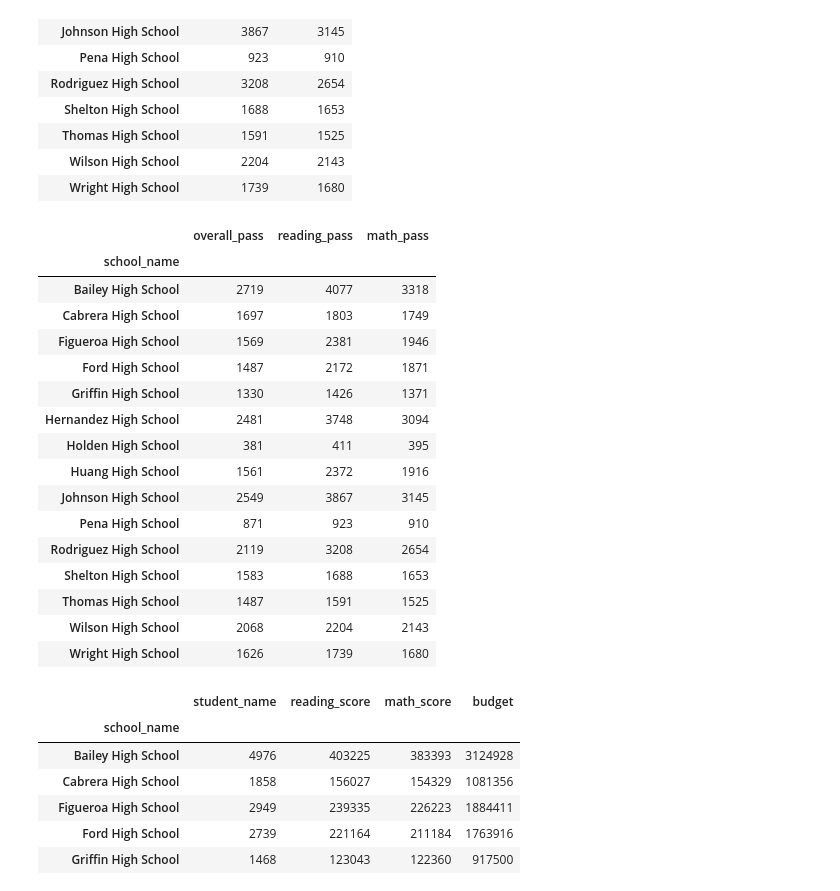
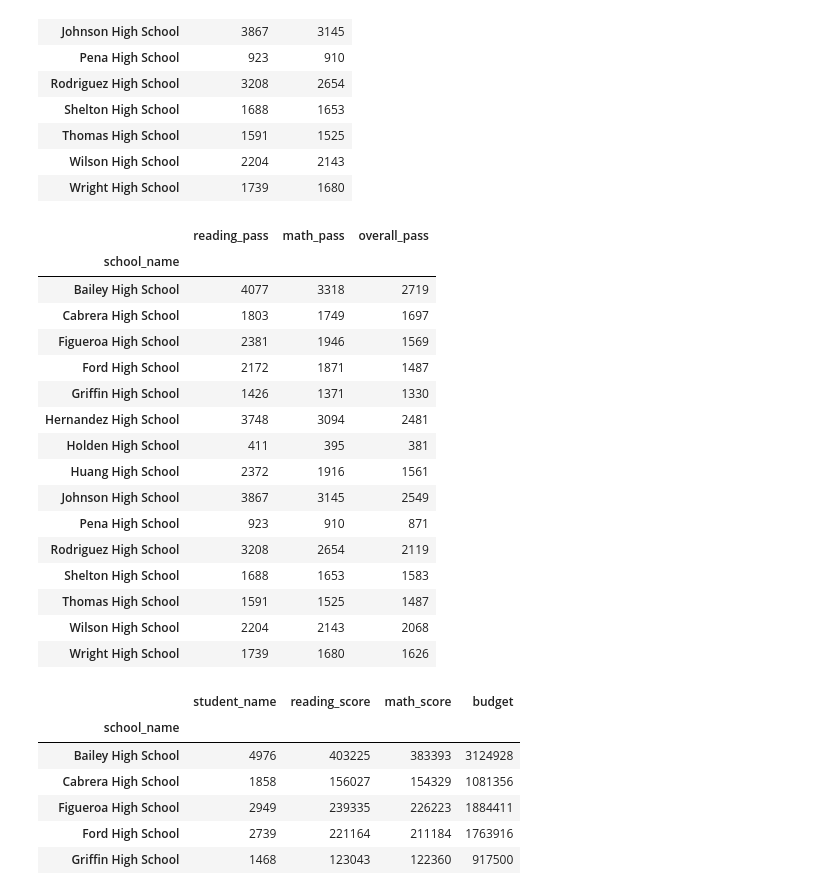
Before and after one commit to SugeilyMG/pandas-challenge, a Jupyter notebook: PyCitySchools/PyCitySchools_starter.ipynb, the cells around one changed output. Drawn from its saved outputs; the diff is of its cells as text; code cells hidden in the pictures.

Commit message:
School Summary

```diff
--- a/PyCitySchools/PyCitySchools_starter.ipynb
+++ b/PyCitySchools/PyCitySchools_starter.ipynb
@@ -78,4 +69,4 @@ dfd_final=pd.DataFrame
 # %%
-math_df=complete_data.groupby(['school_name'])['math_score'].apply(lambda x: x[x >=70].count())
+math_df=complete_data.groupby(['school_name','type'])['math_score'].apply(lambda x: x[x >=70].count())
 math_df
 # %% [output]
@@ -122,4 +113,4 @@ math_final
 # %%
-reading_df=complete_data.groupby(['school_name'])['reading_score'].apply(lambda x: x[x >=70].count())
+reading_df=complete_data.groupby(['school_name','type'])['reading_score'].apply(lambda x: x[x >=70].count())
 reading_df
 # %% [output]
@@ -181,6 +172,6 @@ Overall_df
 | 39169 | Thomas High School | Charter | Carolyn Jackson | 95 | 75 | 1043130 |
 25528 rows × 6 columns
 # %%
-Overall_pass=Overall_df.groupby(['school_name'])['reading_score'].apply(lambda x: x[x >=70].count())
+Overall_pass=Overall_df.groupby(['school_name','type'])['reading_score'].apply(lambda x: x[x >=70].count())
 Overall_pass
 # %% [output]
@@ -227,5 +218,5 @@ Overall_final
 # %%
-Total_Score_df=reading_final.merge(math_final,on='school_name')
+Total_Score_df=pd.merge(reading_final,math_final,on='school_name')
 Total_Score_df
 # %% [output]
 |  | reading_pass | math_pass |
@@ -246,26 +237,26 @@ Total_Score_df
 | Wilson High School | 2204 | 2143 |
 | Wright High School | 1739 | 1680 |
 # %%
-Total_Score_final=Overall_final.merge(Total_Score_df,on='school_name')
+Total_Score_final=Total_Score_df.merge(Overall_final,on='school_name')
 Total_Score_final
 # %% [output]
-|  | overall_pass | reading_pass | math_pass |
+|  | reading_pass | math_pass | overall_pass |
 | school_name |  |  |  |
-| Bailey High School | 2719 | 4077 | 3318 |
-| Cabrera High School | 1697 | 1803 | 1749 |
-| Figueroa High School | 1569 | 2381 | 1946 |
-| Ford High School | 1487 | 2172 | 1871 |
-| Griffin High School | 1330 | 1426 | 1371 |
-| Hernandez High School | 2481 | 3748 | 3094 |
-| Holden High School | 381 | 411 | 395 |
-| Huang High School | 1561 | 2372 | 1916 |
-| Johnson High School | 2549 | 3867 | 3145 |
-| Pena High School | 871 | 923 | 910 |
-| Rodriguez High School | 2119 | 3208 | 2654 |
-| Shelton High School | 1583 | 1688 | 1653 |
-| Thomas High School | 1487 | 1591 | 1525 |
-| Wilson High School | 2068 | 2204 | 2143 |
-| Wright High School | 1626 | 1739 | 1680 |
+| Bailey High School | 4077 | 3318 | 2719 |
+| Cabrera High School | 1803 | 1749 | 1697 |
+| Figueroa High School | 2381 | 1946 | 1569 |
+| Ford High School | 2172 | 1871 | 1487 |
+| Griffin High School | 1426 | 1371 | 1330 |
+| Hernandez High School | 3748 | 3094 | 2481 |
+| Holden High School | 411 | 395 | 381 |
+| Huang High School | 2372 | 1916 | 1561 |
+| Johnson High School | 3867 | 3145 | 2549 |
+| Pena High School | 923 | 910 | 871 |
+| Rodriguez High School | 3208 | 2654 | 2119 |
+| Shelton High School | 1688 | 1653 | 1583 |
+| Thomas High School | 1591 | 1525 | 1487 |
+| Wilson High School | 2204 | 2143 | 2068 |
+| Wright High School | 1739 | 1680 | 1626 |
 # %%
 #Create a dataframe and group by school name
 complete_data_df= complete_data.groupby(['school_name']).aggregate({'student_name':'count',
```
Also changed, not shown: parts of 17 cells of this notebook.
